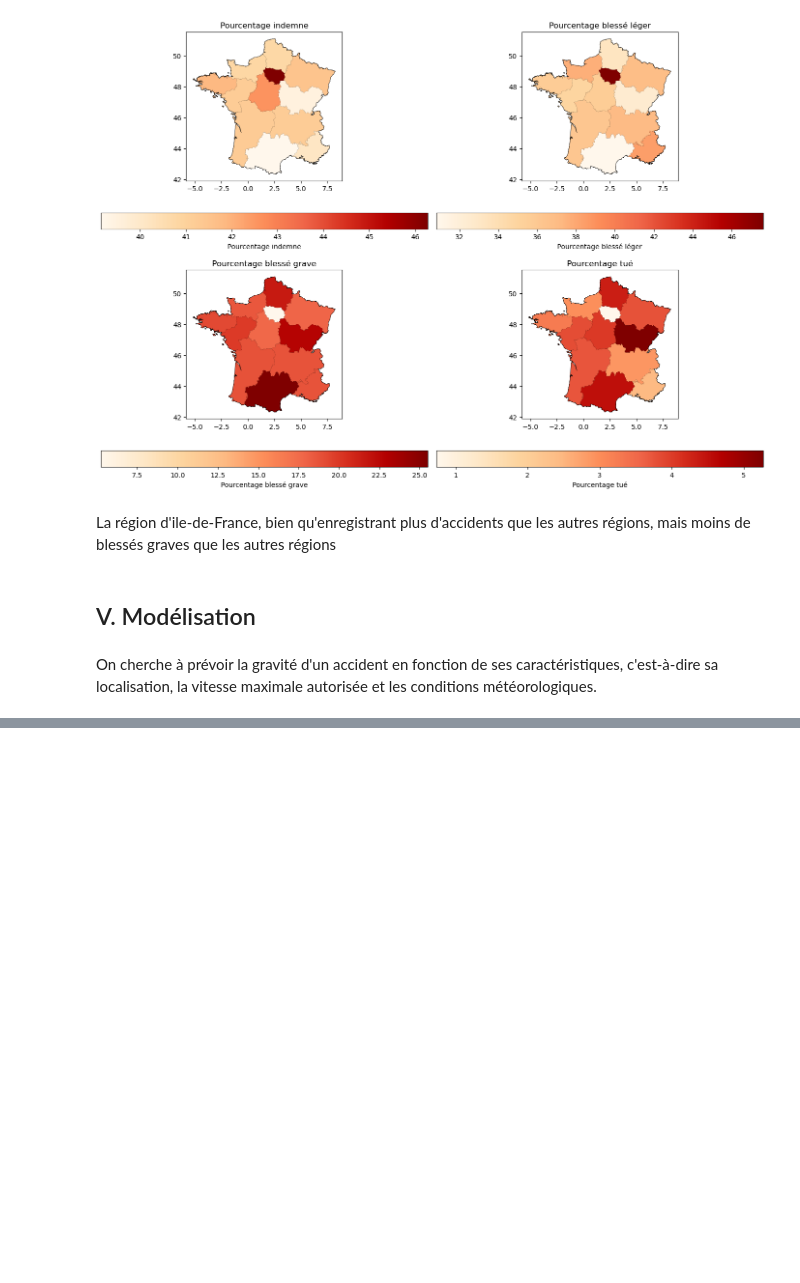
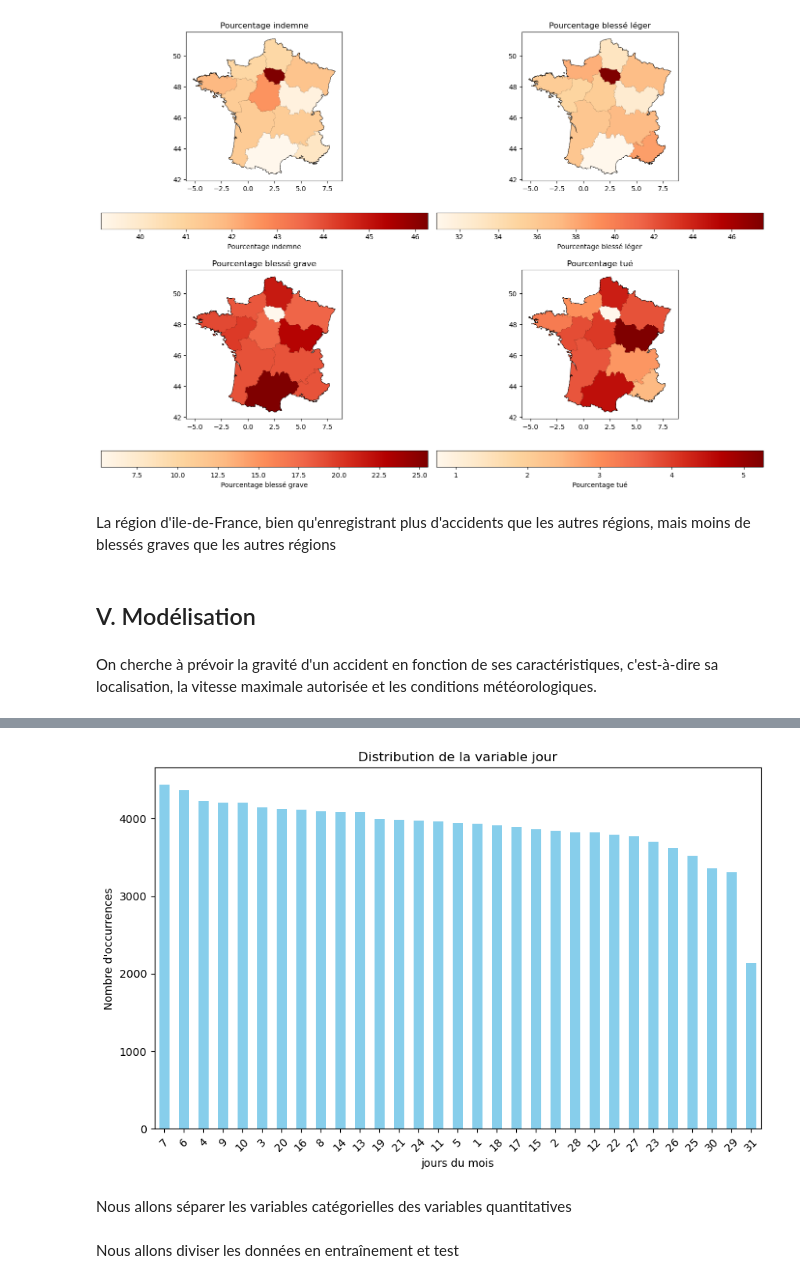
Before and after one commit to celineferbach/Projet-accidents-de-la-route, a Jupyter notebook: importation.ipynb, the cells around one changed output, grey strips where cells are left out. Cells and saved outputs as stored; diff of their text form; code cells hidden in the pictures; blank space fills up the shorter version.

```diff
--- a/importation.ipynb
+++ b/importation.ipynb
@@ -1348,0 +1315,14 @@ Please also refer to the documentation for alternative solver options:
+# %%
+vma_counts = df['jour'].value_counts()
+
+plt.figure(figsize=(10, 6))
+vma_counts.plot(kind='bar', color='skyblue')
+plt.xlabel('jours du mois')
+plt.ylabel('Nombre d\'occurrences')
+plt.title('Distribution de la variable jour')
+plt.xticks(rotation=45)
+plt.show()
+# %% [output]
+[figure, added]
+# %% [markdown]
+Nous allons séparer les variables catégorielles des variables quantitatives
@@ -1348,0 +1354,2 @@ Please also refer to the documentation for alternative solver options:
+# %% [markdown]
+Nous allons diviser les données en entraînement et test
```
Also changed, not shown: parts of 15 cells of this notebook.
